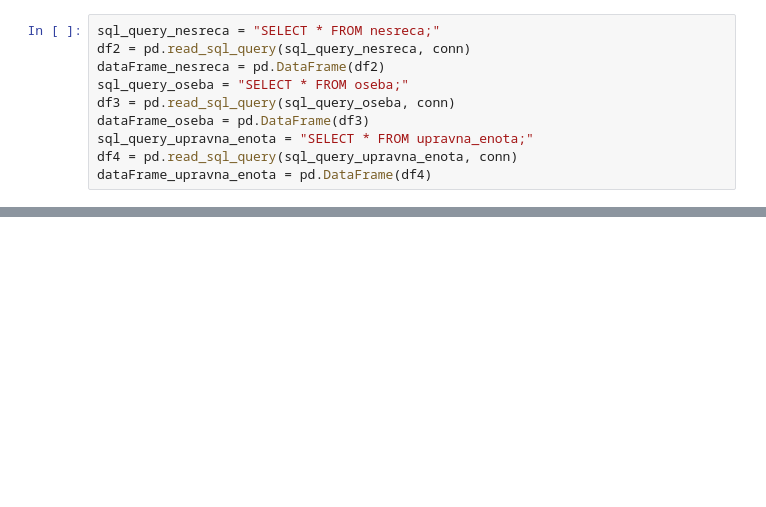
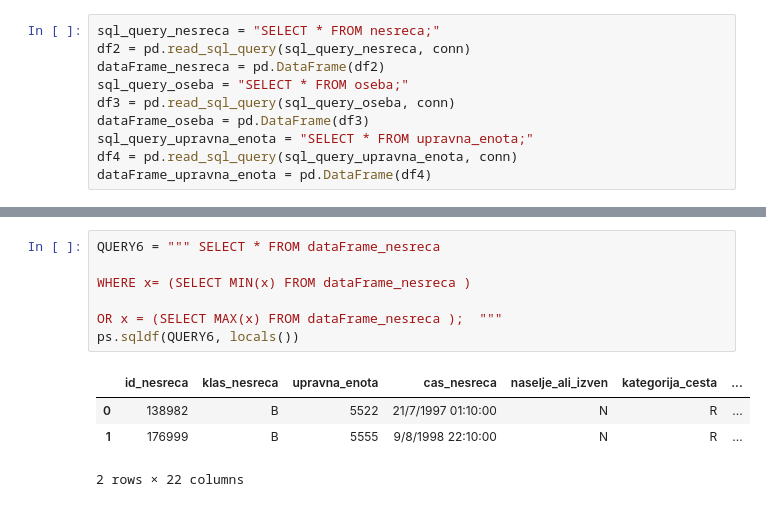
Before and after one commit to jasonachkar/COMP333_A1, a Jupyter notebook: Assignment1.ipynb, the cells around one changed output, grey strips where cells are left out. Cells and saved outputs as stored; diff of their text form; blank space fills up the shorter version.

```diff
--- a/Assignment1.ipynb
+++ b/Assignment1.ipynb
@@ -35,0 +94,12 @@ print(dataFrame_nesreca.groupby("stanje_povrsina_vozisce").size().reset_index(na
+# %%
+QUERY6 = """ SELECT * FROM dataFrame_nesreca
+
+WHERE x= (SELECT MIN(x) FROM dataFrame_nesreca )
+
+OR x = (SELECT MAX(x) FROM dataFrame_nesreca );  """
+ps.sqldf(QUERY6, locals())
+# %% [output]
+|  | id_nesreca | klas_nesreca | upravna_enota | cas_nesreca | naselje_ali_izven | kategorija_cesta | ... |
+| 0 | 138982 | B | 5522 | 21/7/1997 01:10:00 | N | R | ... |
+| 1 | 176999 | B | 5555 | 9/8/1998 22:10:00 | N | R | ... |
+2 rows × 22 columns
```
Also changed, not shown: parts of 10 cells of this notebook.
